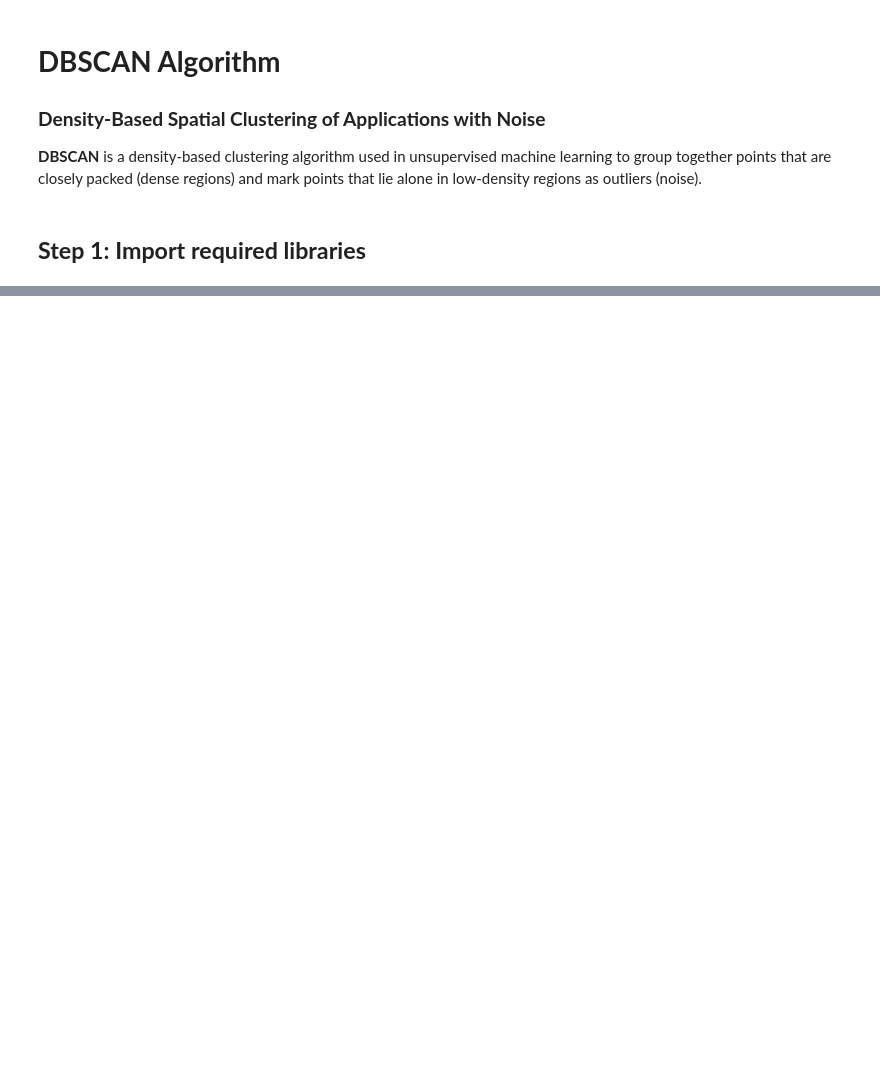
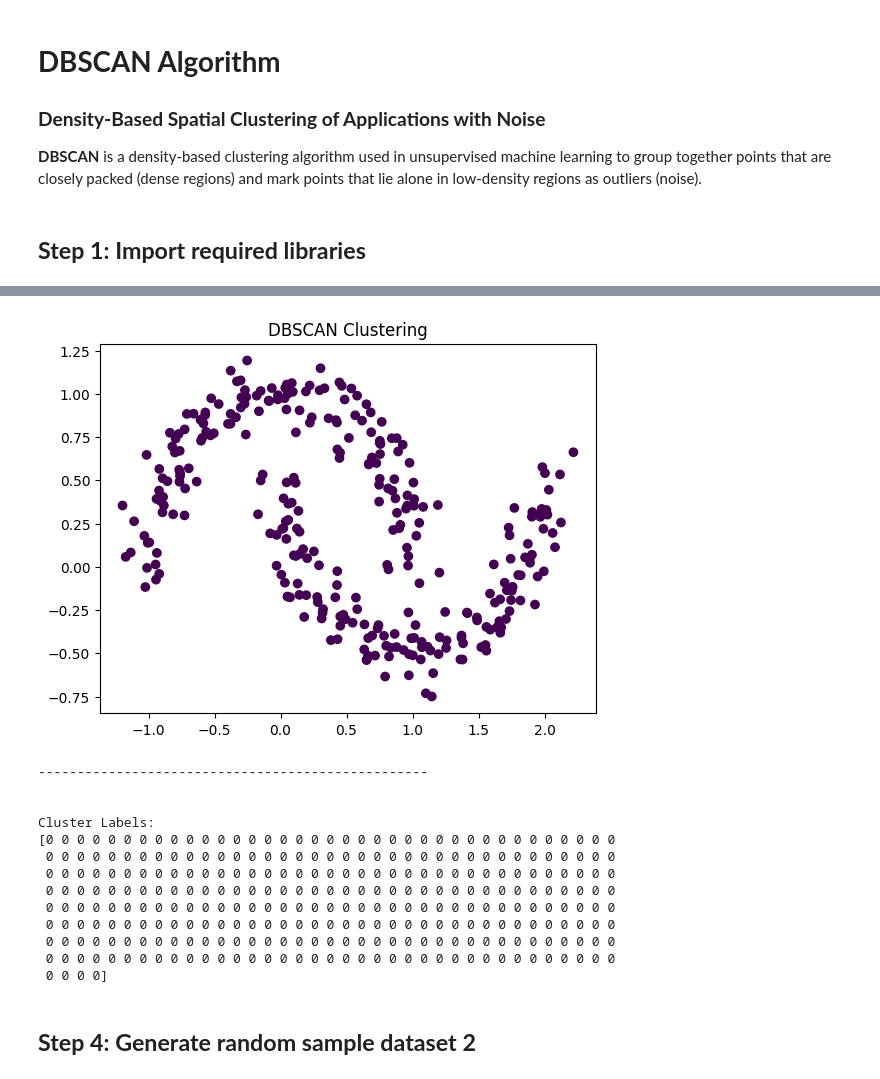
Before and after one commit to raz0208/Data-Science-Practices, a Jupyter notebook: ML_Clustering/DBSCAN_Algorithm.ipynb, the cells around one changed output, grey strips where cells are left out. Cells and saved outputs as stored; diff of their text form; code cells hidden in the pictures; blank space fills up the shorter version.

```diff
--- a/ML_Clustering/DBSCAN_Algorithm.ipynb
+++ b/ML_Clustering/DBSCAN_Algorithm.ipynb
@@ -20,0 +30,35 @@ X, _ = make_moons(n_samples=300, noise=0.1)
+# %%
+# Apply DBSCAN
+# Parameters: eps = 0.2, min_samples = 5
+dbscanX = DBSCAN(eps=0.2, min_samples=5)
+labelsX = dbscanX.fit_predict(X)
+# %%
+# Plot the results
+plt.scatter(X[:, 0], X[:, 1], c=labelsX, cmap='viridis')
+plt.title("DBSCAN Clustering")
+plt.show()
+
+print("\n")
+print("-----"*10)
+print("\n")
+
+# Output the labels
+print("Cluster Labels:")
+print(labelsX)
+# %% [output]
+[figure, added]
+--------------------------------------------------
+
+
+Cluster Labels:
+[0 0 0 0 0 0 0 0 0 0 0 0 0 0 0 0 0 0 0 0 0 0 0 0 0 0 0 0 0 0 0 0 0 0 0 0 0
+ 0 0 0 0 0 0 0 0 0 0 0 0 0 0 0 0 0 0 0 0 0 0 0 0 0 0 0 0 0 0 0 0 0 0 0 0 0
+ 0 0 0 0 0 0 0 0 0 0 0 0 0 0 0 0 0 0 0 0 0 0 0 0 0 0 0 0 0 0 0 0 0 0 0 0 0
+ 0 0 0 0 0 0 0 0 0 0 0 0 0 0 0 0 0 0 0 0 0 0 0 0 0 0 0 0 0 0 0 0 0 0 0 0 0
+ 0 0 0 0 0 0 0 0 0 0 0 0 0 0 0 0 0 0 0 0 0 0 0 0 0 0 0 0 0 0 0 0 0 0 0 0 0
+ 0 0 0 0 0 0 0 0 0 0 0 0 0 0 0 0 0 0 0 0 0 0 0 0 0 0 0 0 0 0 0 0 0 0 0 0 0
+ 0 0 0 0 0 0 0 0 0 0 0 0 0 0 0 0 0 0 0 0 0 0 0 0 0 0 0 0 0 0 0 0 0 0 0 0 0
+ 0 0 0 0 0 0 0 0 0 0 0 0 0 0 0 0 0 0 0 0 0 0 0 0 0 0 0 0 0 0 0 0 0 0 0 0 0
+ 0 0 0 0]
+# %% [markdown]
+## **Step 4: Generate random sample dataset 2**
```
Also changed, not shown: parts of 8 cells of this notebook.
